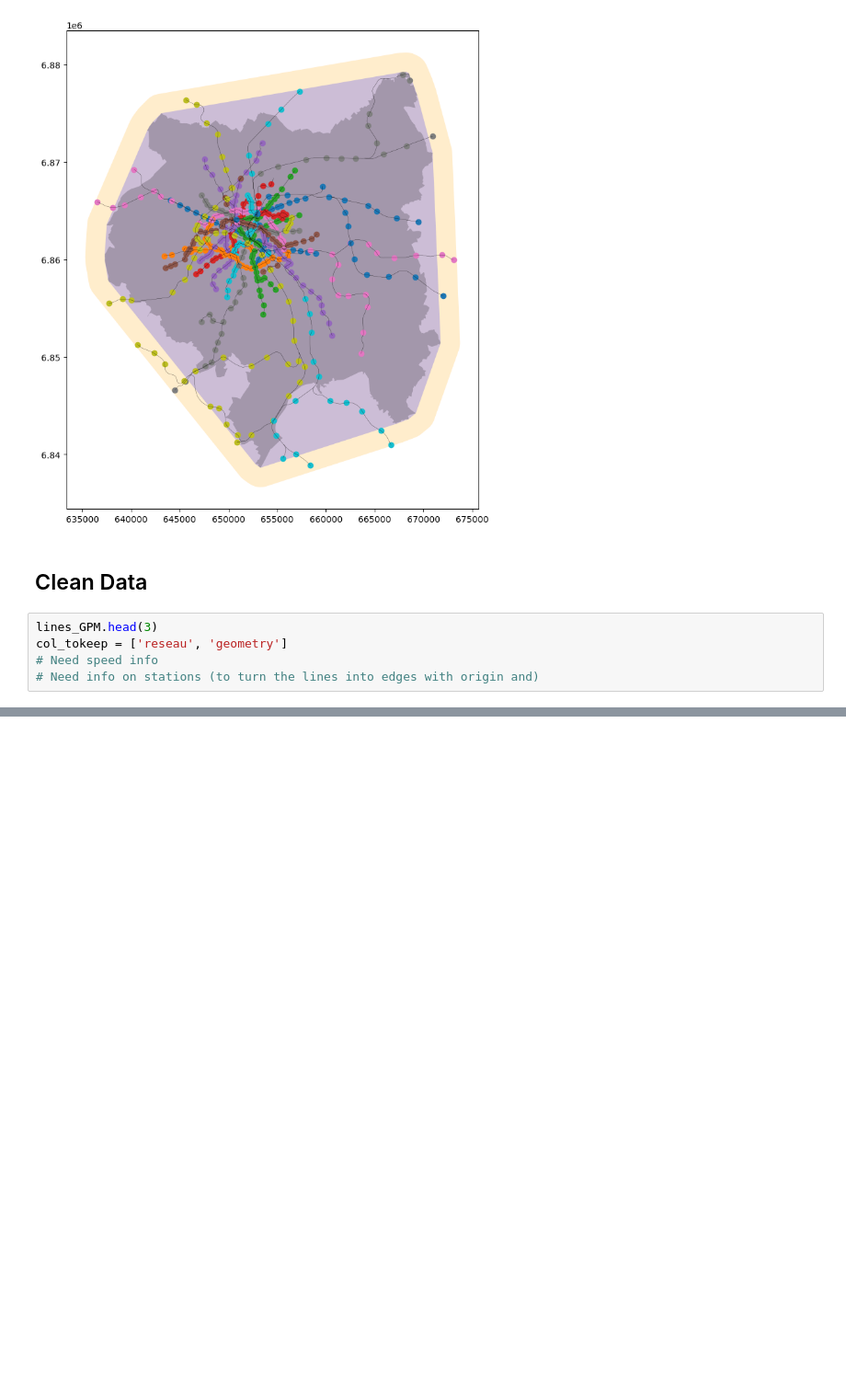
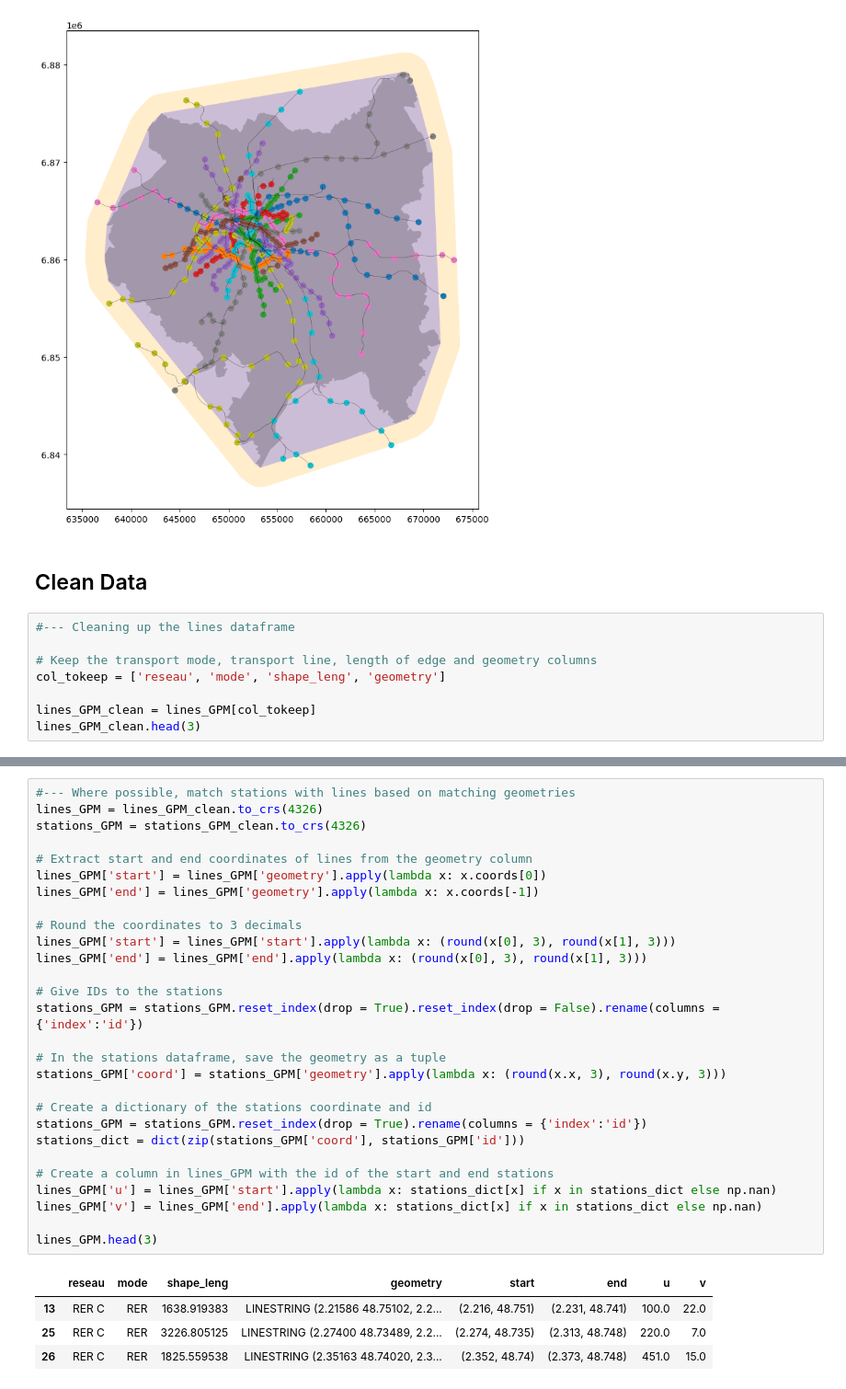
Before and after one commit to AurianeTec/Thesis, a Jupyter notebook: create_public_transport_networks.ipynb, the cells around one changed output, grey strips where cells are left out. Shown: that part at 92% size. Saved outputs shown, nothing was run; the diff lists cells and outputs as text; blank space fills up the shorter version.

```diff
--- a/create_public_transport_networks.ipynb
+++ b/create_public_transport_networks.ipynb
@@ -127,7 +127,10 @@ dtype: object
 # %% [markdown]
 ## Clean Data
 # %%
-lines_GPM.head(3)
-col_tokeep = ['reseau', 'geometry']
-# Need speed info
-# Need info on stations (to turn the lines into edges with origin and)
+#--- Cleaning up the lines dataframe
+
+# Keep the transport mode, transport line, length of edge and geometry columns
+col_tokeep = ['reseau', 'mode', 'shape_leng', 'geometry']
+
+lines_GPM_clean = lines_GPM[col_tokeep]
+lines_GPM_clean.head(3)
@@ -136,0 +152,33 @@ col_tokeep = ['mode', 'ligne', 'x', 'y', 'geometry']
+# %%
+#--- Where possible, match stations with lines based on matching geometries
+lines_GPM = lines_GPM_clean.to_crs(4326)
+stations_GPM = stations_GPM_clean.to_crs(4326)
+
+# Extract start and end coordinates of lines from the geometry column
+lines_GPM['start'] = lines_GPM['geometry'].apply(lambda x: x.coords[0])
+lines_GPM['end'] = lines_GPM['geometry'].apply(lambda x: x.coords[-1])
+
+# Round the coordinates to 3 decimals
+lines_GPM['start'] = lines_GPM['start'].apply(lambda x: (round(x[0], 3), round(x[1], 3)))
+lines_GPM['end'] = lines_GPM['end'].apply(lambda x: (round(x[0], 3), round(x[1], 3)))
+
+# Give IDs to the stations
+stations_GPM = stations_GPM.reset_index(drop = True).reset_index(drop = False).rename(columns = {'index':'id'})
+
+# In the stations dataframe, save the geometry as a tuple
+stations_GPM['coord'] = stations_GPM['geometry'].apply(lambda x: (round(x.x, 3), round(x.y, 3)))
+
+# Create a dictionary of the stations coordinate and id
+stations_GPM = stations_GPM.reset_index(drop = True).rename(columns = {'index':'id'})
+stations_dict = dict(zip(stations_GPM['coord'], stations_GPM['id']))
+
+# Create a column in lines_GPM with the id of the start and end stations
+lines_GPM['u'] = lines_GPM['start'].apply(lambda x: stations_dict[x] if x in stations_dict else np.nan)
+lines_GPM['v'] = lines_GPM['end'].apply(lambda x: stations_dict[x] if x in stations_dict else np.nan)
+
+lines_GPM.head(3)
+# %% [output]
+|  | reseau | mode | shape_leng | geometry | start | end | u | v |
+| 13 | RER C | RER | 1638.919383 | LINESTRING (2.21586 48.75102, 2.2... | (2.216, 48.751) | (2.231, 48.741) | 100.0 | 22.0 |
+| 25 | RER C | RER | 3226.805125 | LINESTRING (2.27400 48.73489, 2.2... | (2.274, 48.735) | (2.313, 48.748) | 220.0 | 7.0 |
+| 26 | RER C | RER | 1825.559538 | LINESTRING (2.35163 48.74020, 2.3... | (2.352, 48.74) | (2.373, 48.748) | 451.0 | 15.0 |
```
Also changed, not shown: parts of 7 cells of this notebook, 4 other files.
